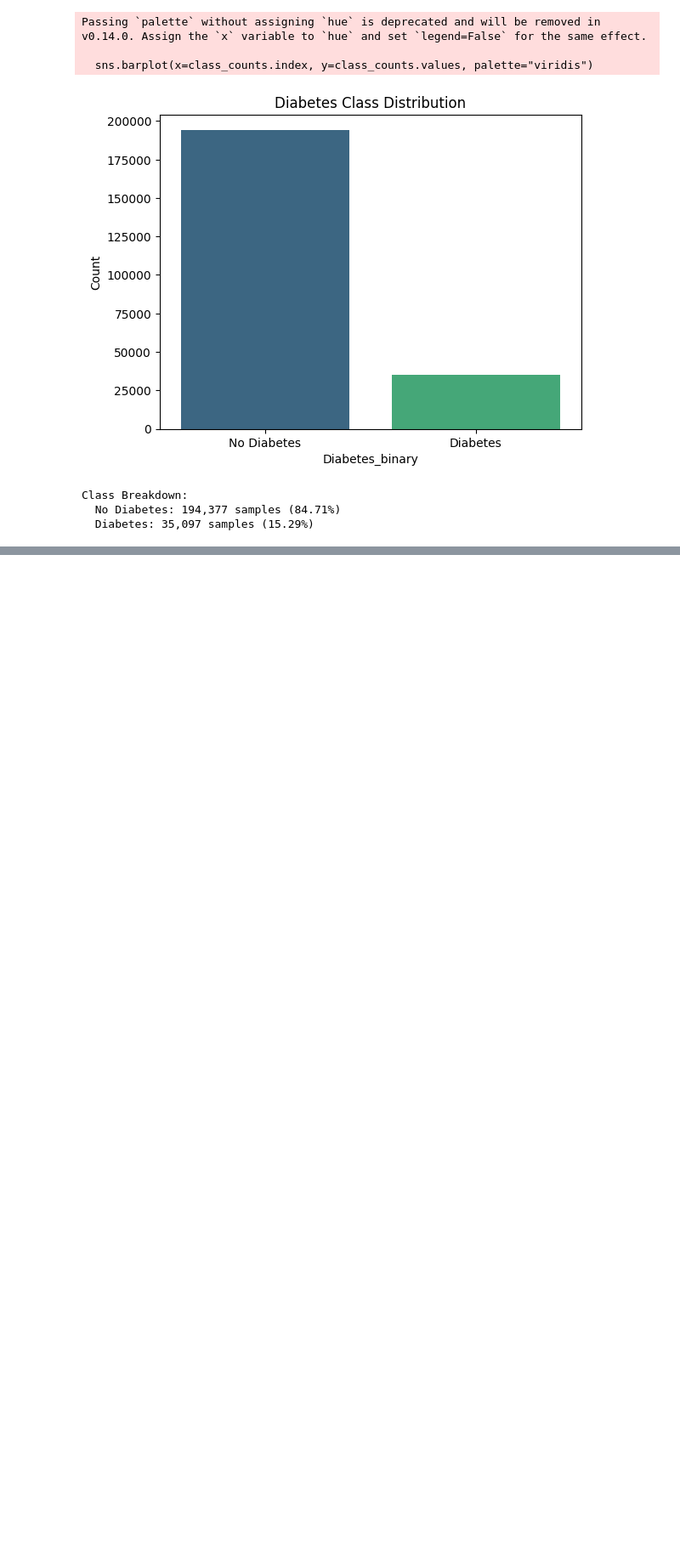
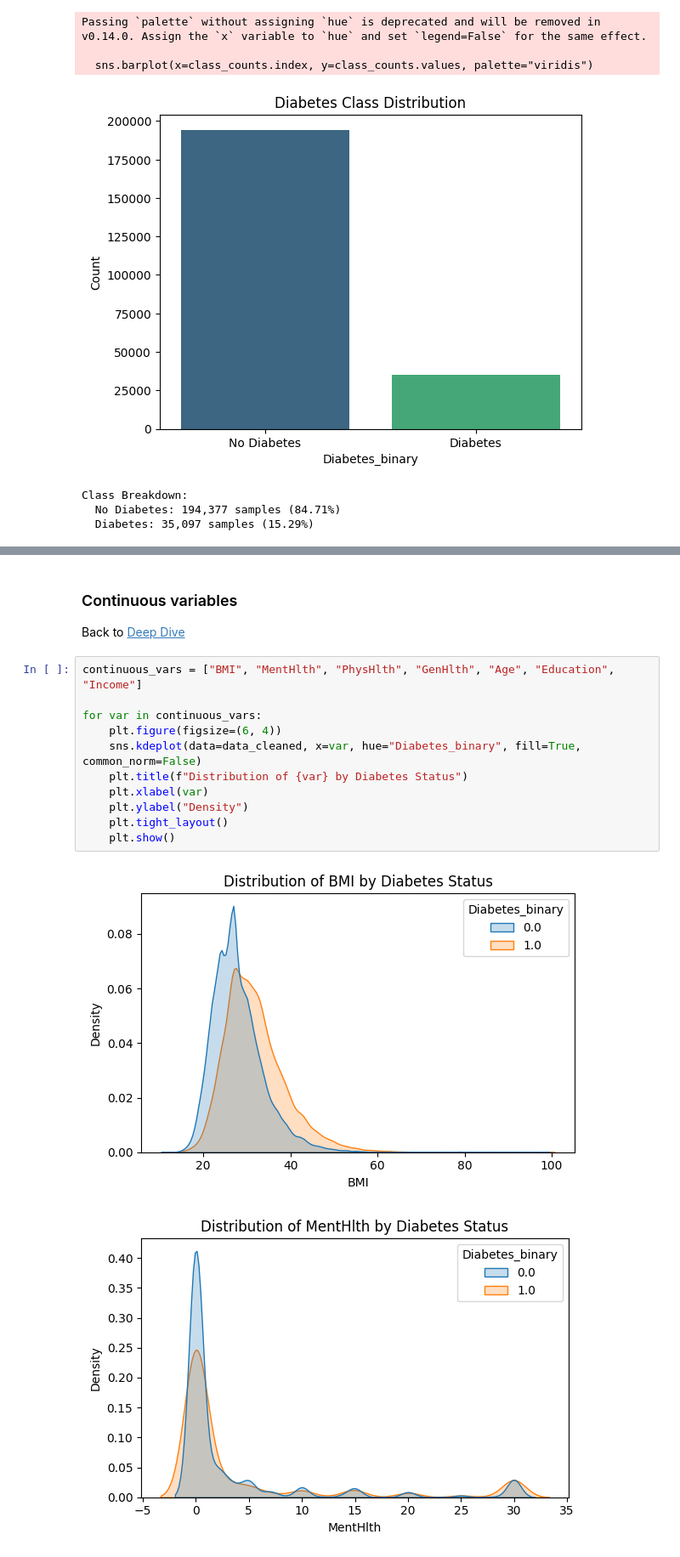
Before and after one commit to fegade99/proyecto_diabetes_david_felipe, a Jupyter notebook: src/explore.ipynb, the cells around one changed output, grey strips where cells are left out. Shown at 85% size. Cells and saved outputs as stored; diff of their text form; blank space fills up the shorter version.

Commit message:
to-do deep dive var analysis

```diff
--- a/src/explore.ipynb
+++ b/src/explore.ipynb
@@ -371,0 +417,17 @@ for var in binary_vars:
+# %% [markdown]
+### Continuous variables
+Back to [Deep Dive](#deep-dive)
+# %%
+continuous_vars = ["BMI", "MentHlth", "PhysHlth", "GenHlth", "Age", "Education", "Income"]
+
+for var in continuous_vars:
+    plt.figure(figsize=(6, 4))
+    sns.kdeplot(data=data_cleaned, x=var, hue="Diabetes_binary", fill=True, common_norm=False)
+    plt.title(f"Distribution of {var} by Diabetes Status")
+    plt.xlabel(var)
+    plt.ylabel("Density")
+    plt.tight_layout()
+    plt.show()
+# %% [output]
+[figure, added]
+[figure, added]
```
Also changed, not shown: parts of 11 cells of this notebook, 8 other files.
